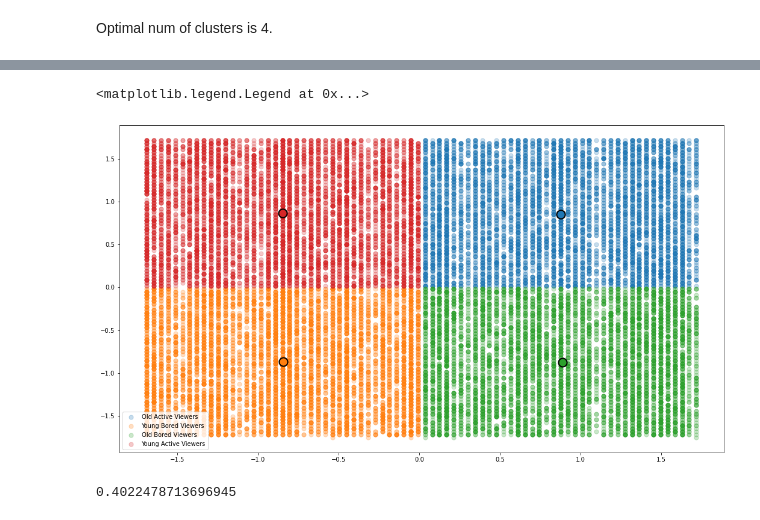
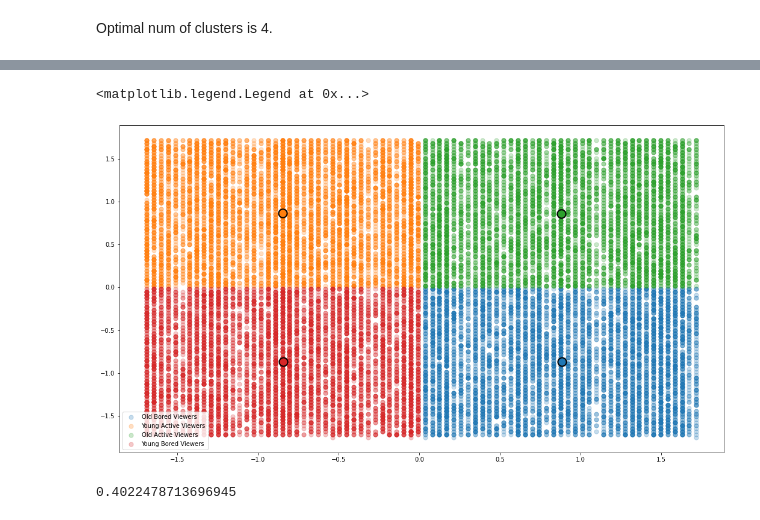
Before and after one commit to canngos/Data-Mining-Final-Project, a Jupyter notebook: final-project-19070001022/main-deliverables/19070001022-usecase1.ipynb, the cells around one changed output, grey strips where cells are left out. Drawn from its saved outputs; the diff is of its cells as text; code cells hidden in the pictures.

```diff
--- a/final-project-19070001022/main-deliverables/19070001022-usecase1.ipynb
+++ b/final-project-19070001022/main-deliverables/19070001022-usecase1.ipynb
@@ -158,26 +158,26 @@ plt.show()
 # %%
 # name clusters
 import matplotlib.cm as cm
 from itertools import cycle
 
 X = scaled_data
 colors = cycle(cm.tab10.colors)
 y_kmeans = kmeans_model.predict(X)
 centers = kmeans_model.cluster_centers_
 
 plt.figure(figsize=(18, 10))
-labels = {0: "Old Active Viewers", 1: "Young Bored Viewers", 2: "Old Bored Viewers", 3: "Young Active Viewers"}
+labels = {0: "Old Bored Viewers", 1: "Young Active Viewers", 2: "Old Active Viewers", 3: "Young Bored Viewers"}
 
 for i in range(4):
     color = next(colors)
     idx = y_kmeans == i
     plt.scatter(X[idx, 0], X[idx, 1], color=color, s=50, label=labels[i], alpha=0.25)
     # plot center
     plt.scatter(centers[i, 0], centers[i, 1], edgecolors="k", linewidth=2, color=color, s=200, alpha=1)
 plt.legend()
 # %% [output]
 <matplotlib.legend.Legend at 0x...>
-[figure, old version]
+[figure, new version]
 # %%
 from sklearn.metrics import silhouette_score
 
```
Also changed, not shown: parts of 5 cells of this notebook, 1 other file.
